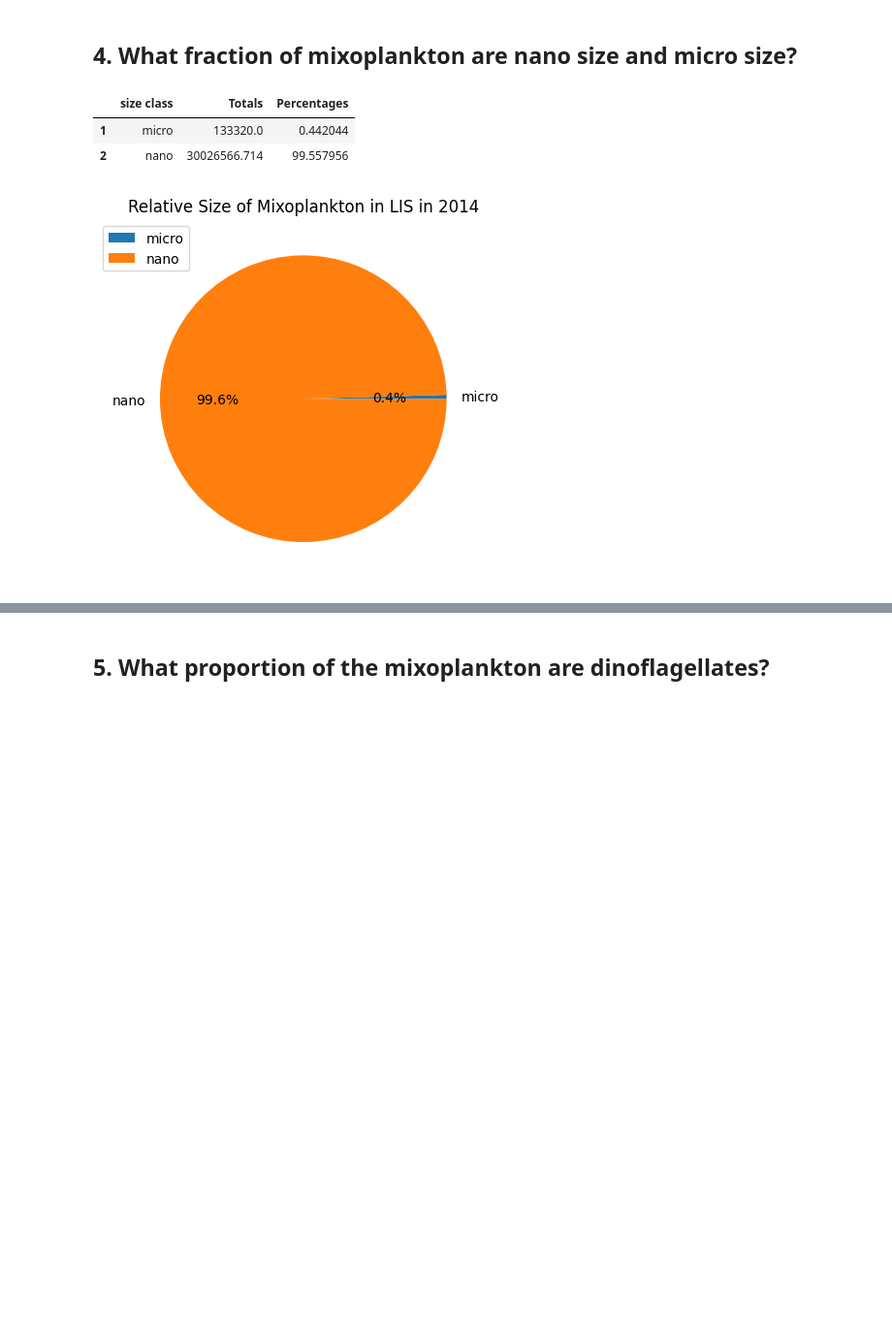
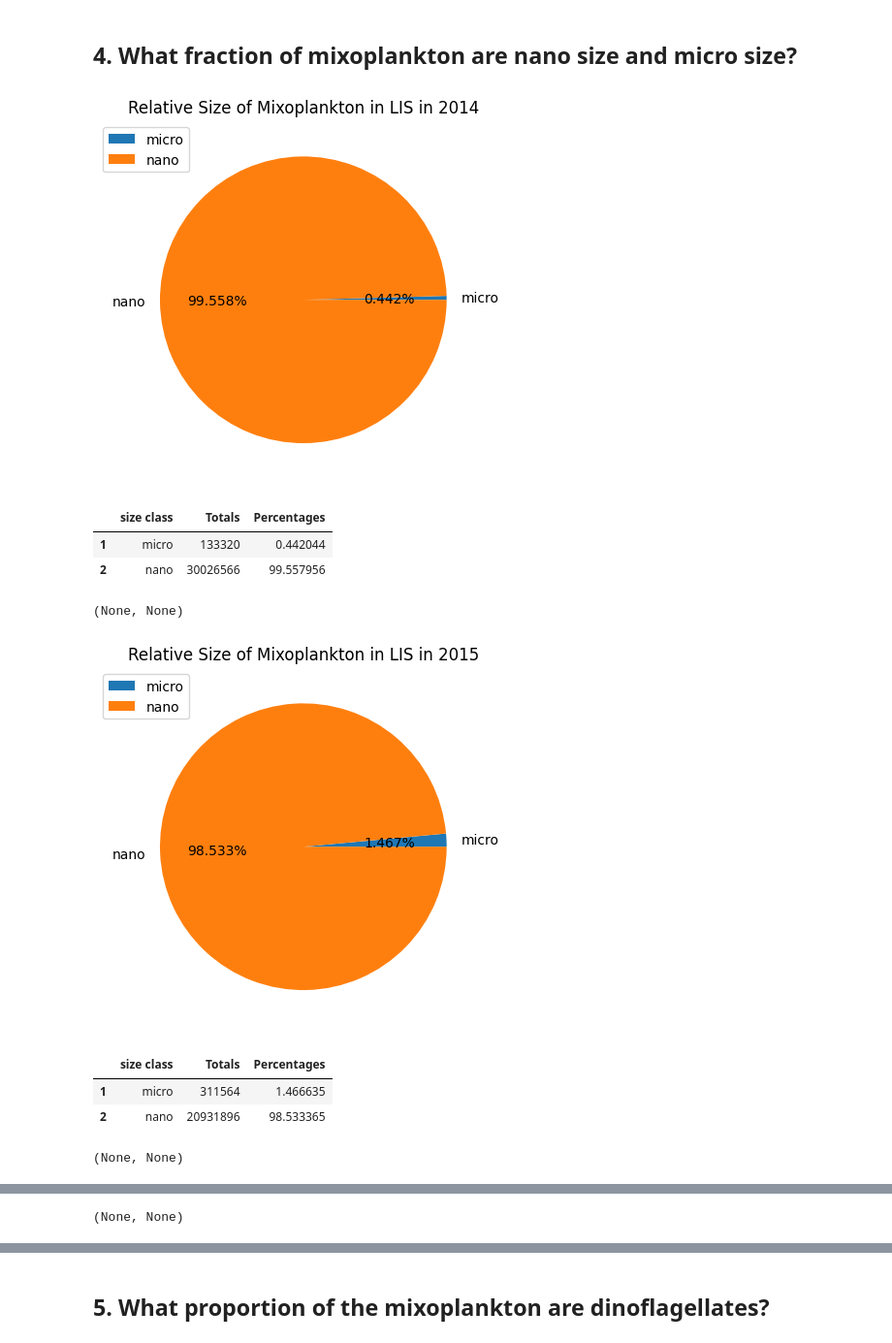
Before and after one commit to AMaher101/PlanktonClassifier, a Jupyter notebook: questions.ipynb, the cells around one changed output, grey strips where cells are left out. Shown at 97% size. Saved outputs shown, nothing was run; the diff lists cells and outputs as text; code cells hidden in the pictures; blank space fills up the shorter version.

```diff
--- a/questions.ipynb
+++ b/questions.ipynb
@@ -84,7 +225,9 @@ See the caveats in the documentation: https://pandas.pydata.org/pandas-docs/stab
 # %%
-# Plot Data
-plt.title("Relative Abundance of Dinoflagellate Mixoplankton, Phytoplankton and Heteroplankton in LIS in 2014")
-plt.pie(counts['Percentages'], labels=counts['Status'], autopct='%1.1f%%')
-plt.legend(bbox_to_anchor=(.2, 1))
-plt.show()
+csvs = sorted(os.listdir(f"{os.getcwd()}/inputs"))
+for csv_name in csvs:
+    # classify mixotrophs
+    classified = Classifier(csv_name)
+
+    # Get pie chart for each year
+    display(trophic_strategy_for_dinoflagellates_pie())
 # %% [output]
@@ -92,19 +259,36 @@ plt.show()
 # %% [markdown]
 ## 4. What fraction of mixoplankton are nano size and micro size?
 # %%
-# Clean data
-lis = classified.mixoplankton
-counts = percentages(lis, 'size class')
-counts
+def mixoplankton_sizes_pie():
+    # Get year
+    year = re.search(r'\b(\d{4})\b', csv_name).group(1) if re.search(r'\b(\d{4})\b', csv_name) else 'Year not found'
+
+    # Clean data
+    df = classified.mixoplankton
+    counts = percentages(df, 'size class')
+
+    # Pie Chart
+    plt.title(f"Relative Size of Mixoplankton in LIS in {year}")
+    plt.pie(counts['Percentages'], labels=counts['size class'], autopct='%1.3f%%')
+    plt.legend(bbox_to_anchor=(.2, 1))
+
+    return plt.show(), display(counts)
-# %% [output]
-|  | size class | Totals | Percentages |
-| 1 | micro | 133320.0 | 0.442044 |
-| 2 | nano | 30026566.714 | 99.557956 |
 # %%
-# Plot Data
-plt.title("Relative Size of Mixoplankton in LIS in 2014")
-plt.pie(counts['Percentages'], labels=counts['size class'], autopct='%1.1f%%')
-plt.legend(bbox_to_anchor=(.2, 1))
-plt.show()
+csvs = sorted(os.listdir(f"{os.getcwd()}/inputs"))
+for csv_name in csvs:
+    # classify mixotrophs
+    classified = Classifier(csv_name)
+
+    # Get pie chart for each year
+    display(mixoplankton_sizes_pie())
 # %% [output]
-[figure, old version]
+[figure, new version]
+|  | size class | Totals | Percentages |
+| 1 | micro | 133320 | 0.442044 |
+| 2 | nano | 30026566 | 99.557956 |
+(None, None)
+[figure, added]
+|  | size class | Totals | Percentages |
+| 1 | micro | 311564 | 1.466635 |
+| 2 | nano | 20931896 | 98.533365 |
+(None, None)
@@ -110,0 +299 @@ plt.show()
+(None, None)
```
Also changed, not shown: parts of 18 cells of this notebook.
